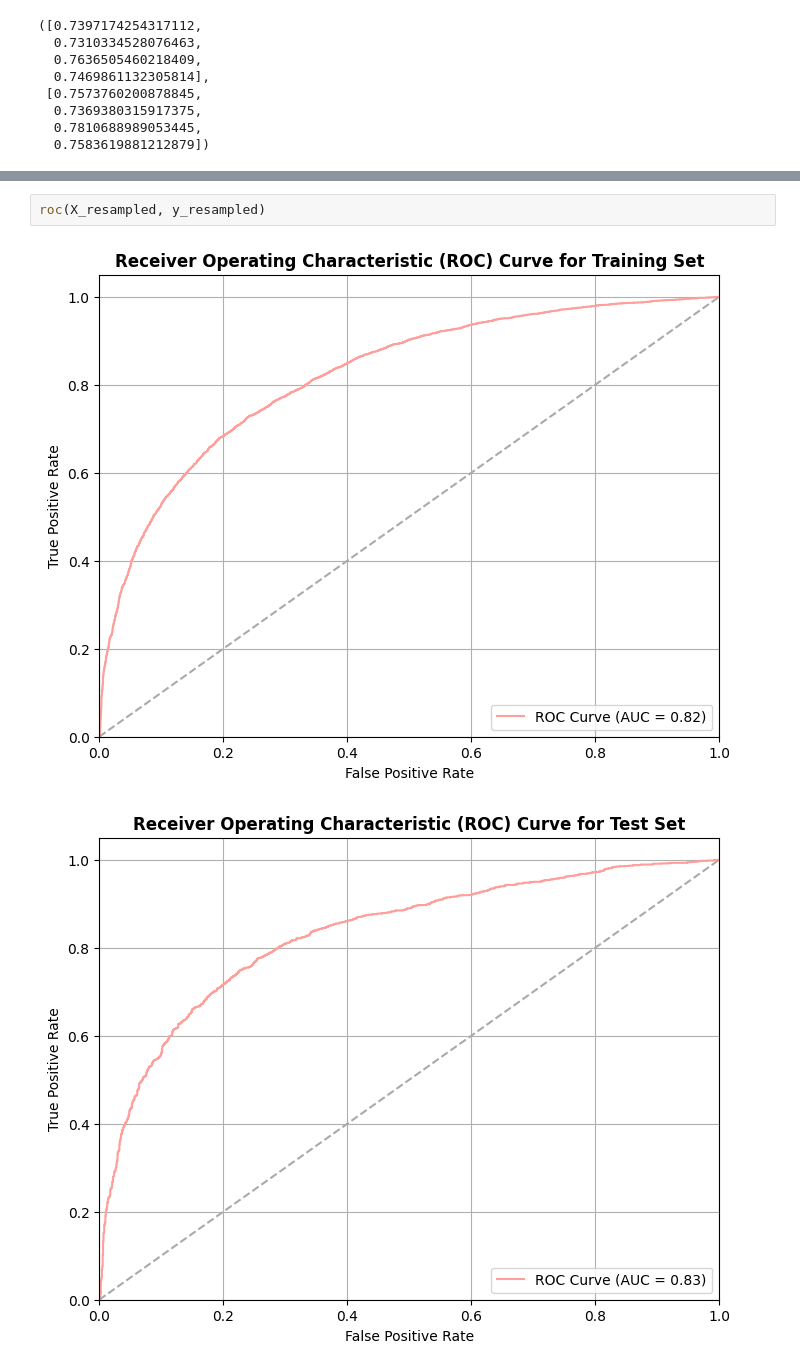
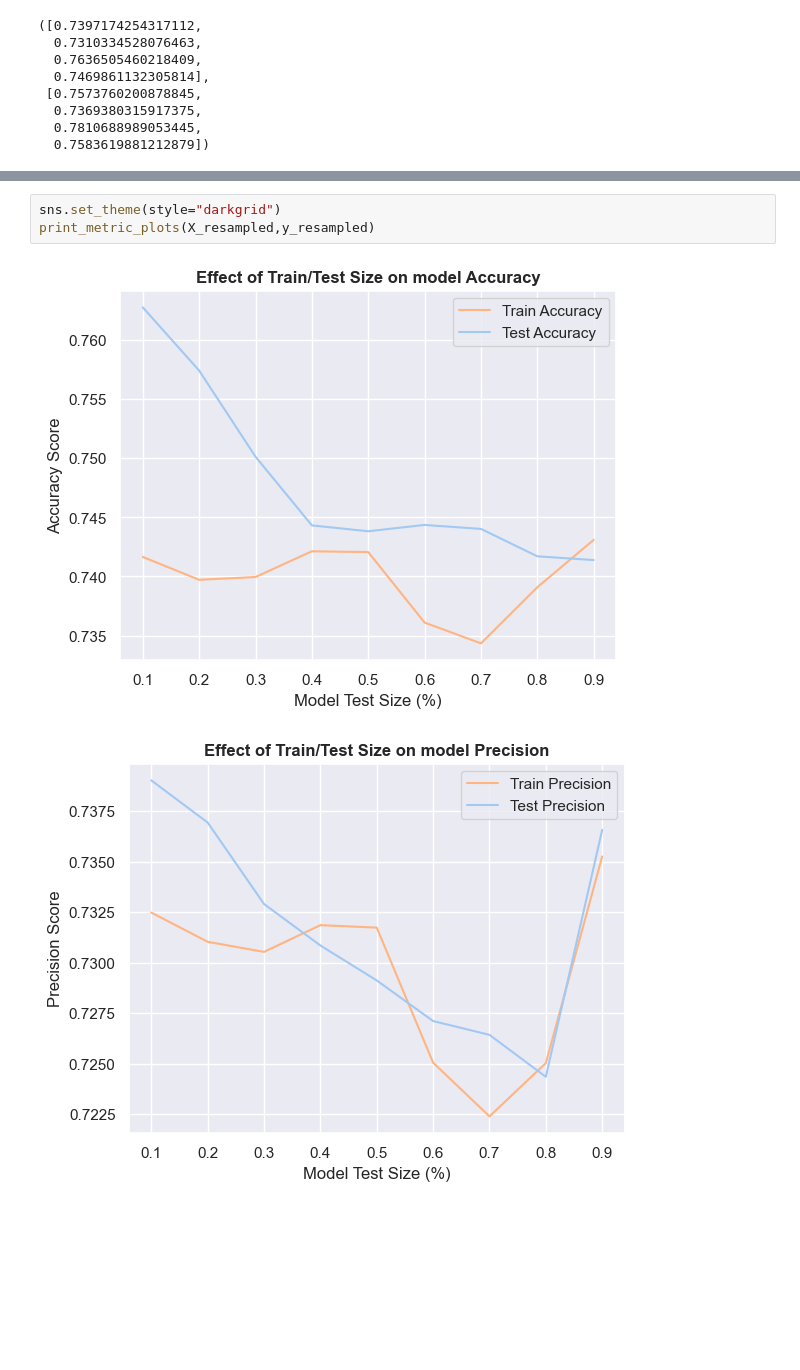
Before and after one commit to yrouuu/TFG_ADE, a Jupyter notebook: modelos/logistic_regression.ipynb, the cells around one changed output, grey strips where cells are left out. Cells and saved outputs as stored; diff of their text form; blank space fills up the shorter version.

```diff
--- a/modelos/logistic_regression.ipynb
+++ b/modelos/logistic_regression.ipynb
@@ -265,5 +258,6 @@ print_metric_plots(X_resampled,y_resampled)
-# %%
-roc(X_resampled, y_resampled)
-# %% [output]
-[figure, removed]
-[figure, removed]
+# %%
+sns.set_theme(style="darkgrid")
+print_metric_plots(X_resampled,y_resampled)
+# %% [output]
+[figure, added]
+[figure, added]
```
Also changed, not shown: parts of 3 cells of this notebook, 4 other files.
